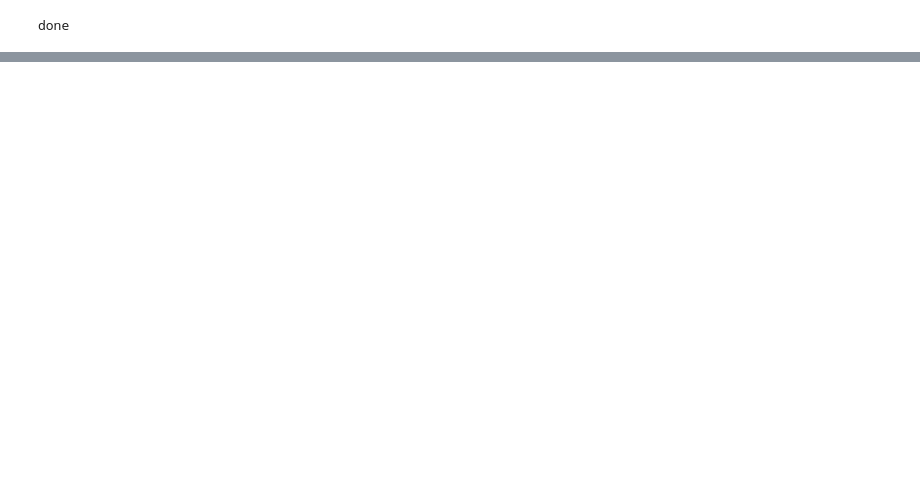
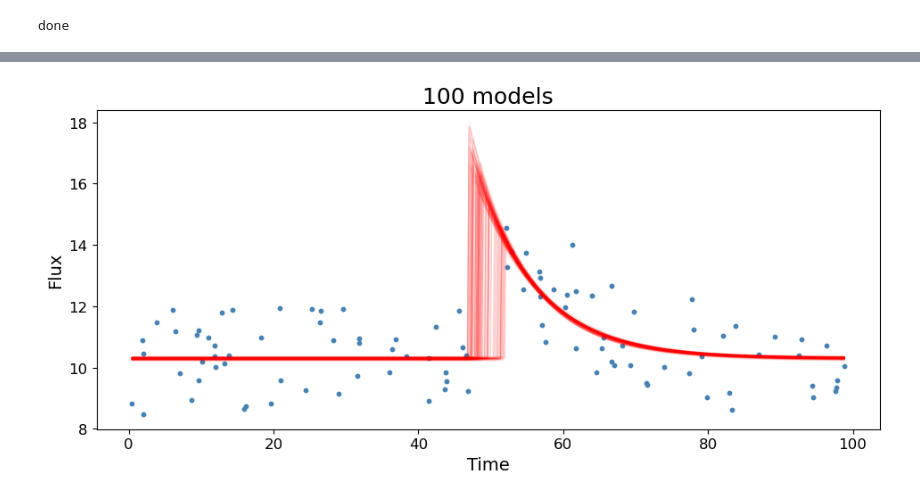
Before and after one commit to lsabatino03/astrostatistics_bicocca_2026, a Jupyter notebook: working/L11_Transient.ipynb, the cells around one changed output, grey strips where cells are left out. Saved outputs shown, nothing was run; the diff lists cells and outputs as text; code cells hidden in the pictures; blank space fills up the shorter version.

```diff
--- a/working/L11_Transient.ipynb
+++ b/working/L11_Transient.ipynb
@@ -179,0 +165,21 @@ Text(0.5, 1.0, 'Chain from emcee')
+# %%
+t_grid = np.linspace(time.min(), time.max(), 500)
+
+fig, ax = plt.subplots(figsize=(10, 5))
+ax.scatter(time, flux, s=10, marker='o', color="steelblue", label="data")
+
+indices = np.random.choice(len(emcee_trace), size=100, replace=False)
+for i in indices:
+    b, A, t0, ln_alpha = emcee_trace[i]
+    alpha = np.exp(ln_alpha)
+    curve = burst_model(t_grid, b, A, t0, alpha)
+    ax.plot(t_grid, curve, color="red", alpha=0.1, lw=1)
+
+ax.set_xlabel("Time", fontsize = 14)
+ax.set_ylabel("Flux", fontsize = 14)
+ax.set_title("100 models", fontsize = 18)
+plt.tick_params(axis='both', labelsize=12)
+plt.tight_layout()
+plt.show()
+# %% [output]
+[figure, added]
```
Also changed, not shown: parts of 14 cells of this notebook.
